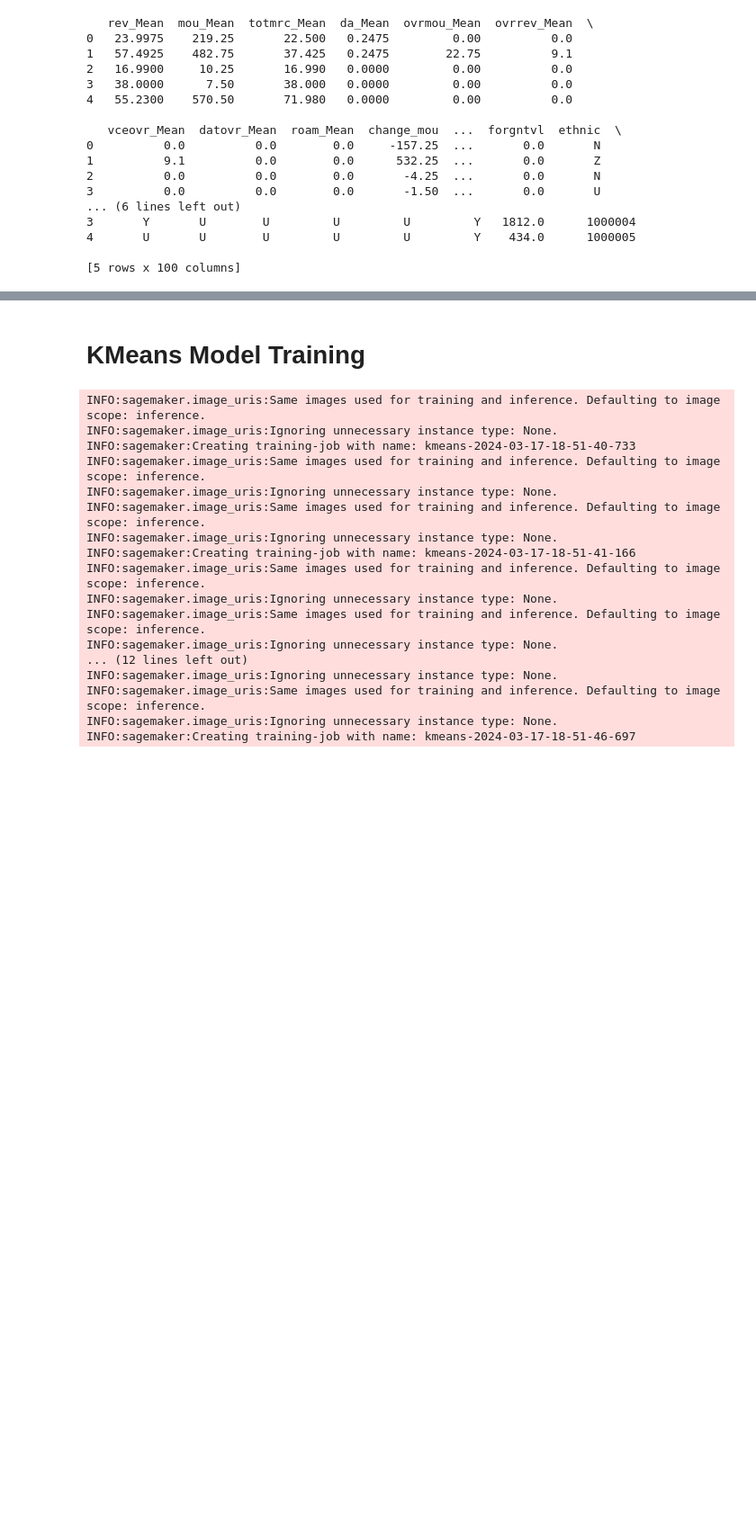
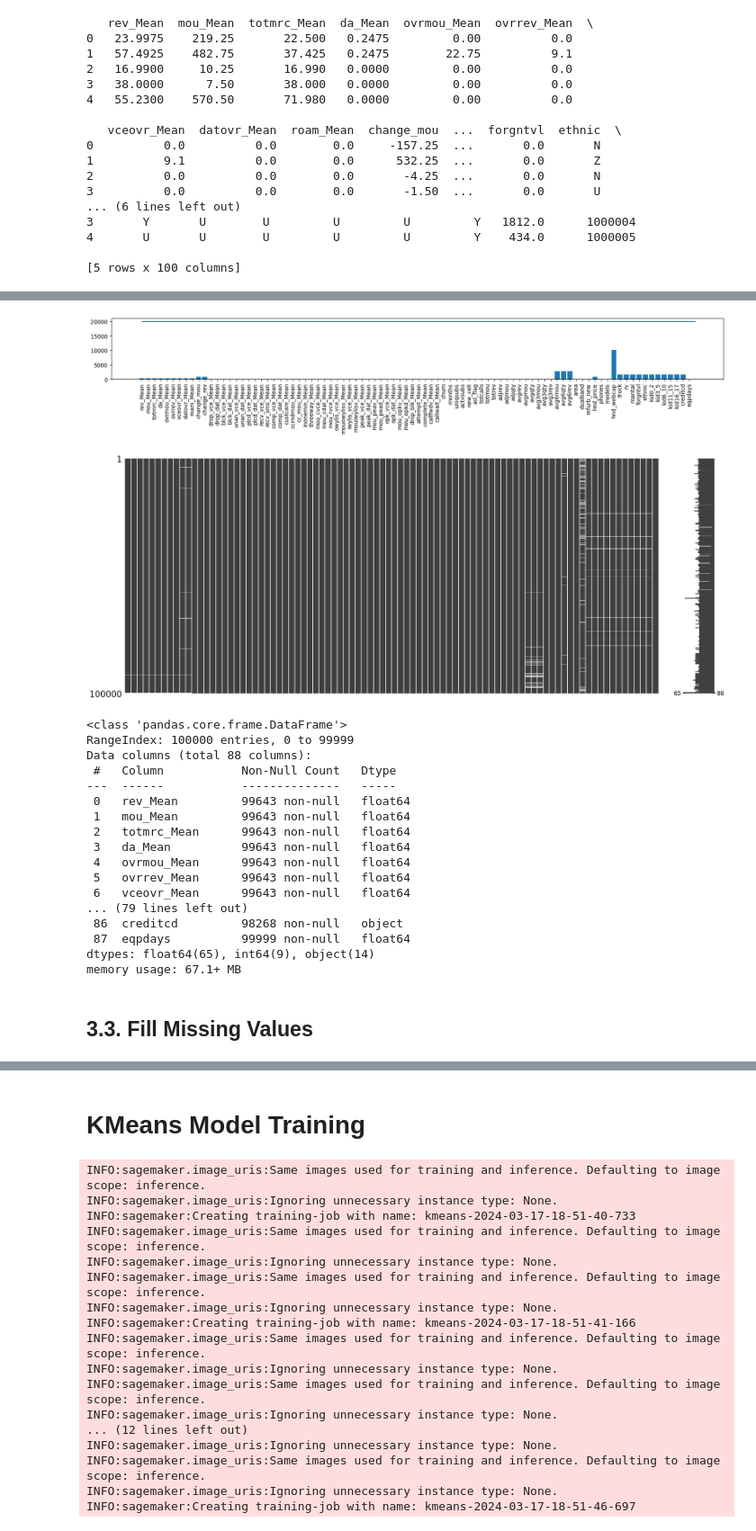
Before and after one commit to Hackyeahh/comm493-cloud-crusaders, a Jupyter notebook: main clustering.ipynb, the cells around one changed output, grey strips where cells are left out. Shown at 90% size. Cells and saved outputs as stored; diff of their text form; code cells hidden in the pictures; blank space fills up the shorter version.

Commit message:
DEV- data cleaned and ready

```diff
--- a/main clustering.ipynb
+++ b/main clustering.ipynb
@@ -192,0 +299,31 @@ df.
+# %%
+plt.figure(figsize=(20,2))
+plt.bar(df.columns, df.isna().sum())
+plt.hlines(y=20000, xmin=0, xmax=df.columns.shape)
+plt.xticks(rotation=90)
+plt.show()
+msno.matrix(df)
+plt.show()
+df.info()
+# %% [output]
+[figure, added]
+[figure, added]
+<class 'pandas.core.frame.DataFrame'>
+RangeIndex: 100000 entries, 0 to 99999
+Data columns (total 88 columns):
+ #   Column           Non-Null Count   Dtype
+---  ------           --------------   -----
+ 0   rev_Mean         99643 non-null   float64
+ 1   mou_Mean         99643 non-null   float64
+ 2   totmrc_Mean      99643 non-null   float64
+ 3   da_Mean          99643 non-null   float64
+ 4   ovrmou_Mean      99643 non-null   float64
+ 5   ovrrev_Mean      99643 non-null   float64
+ 6   vceovr_Mean      99643 non-null   float64
+... (79 lines left out)
+ 86  creditcd         98268 non-null   object
+ 87  eqpdays          99999 non-null   float64
+dtypes: float64(65), int64(9), object(14)
+memory usage: 67.1+ MB
+# %% [markdown]
+## 3.3. Fill Missing Values
```
Also changed, not shown: parts of 32 cells of this notebook.
